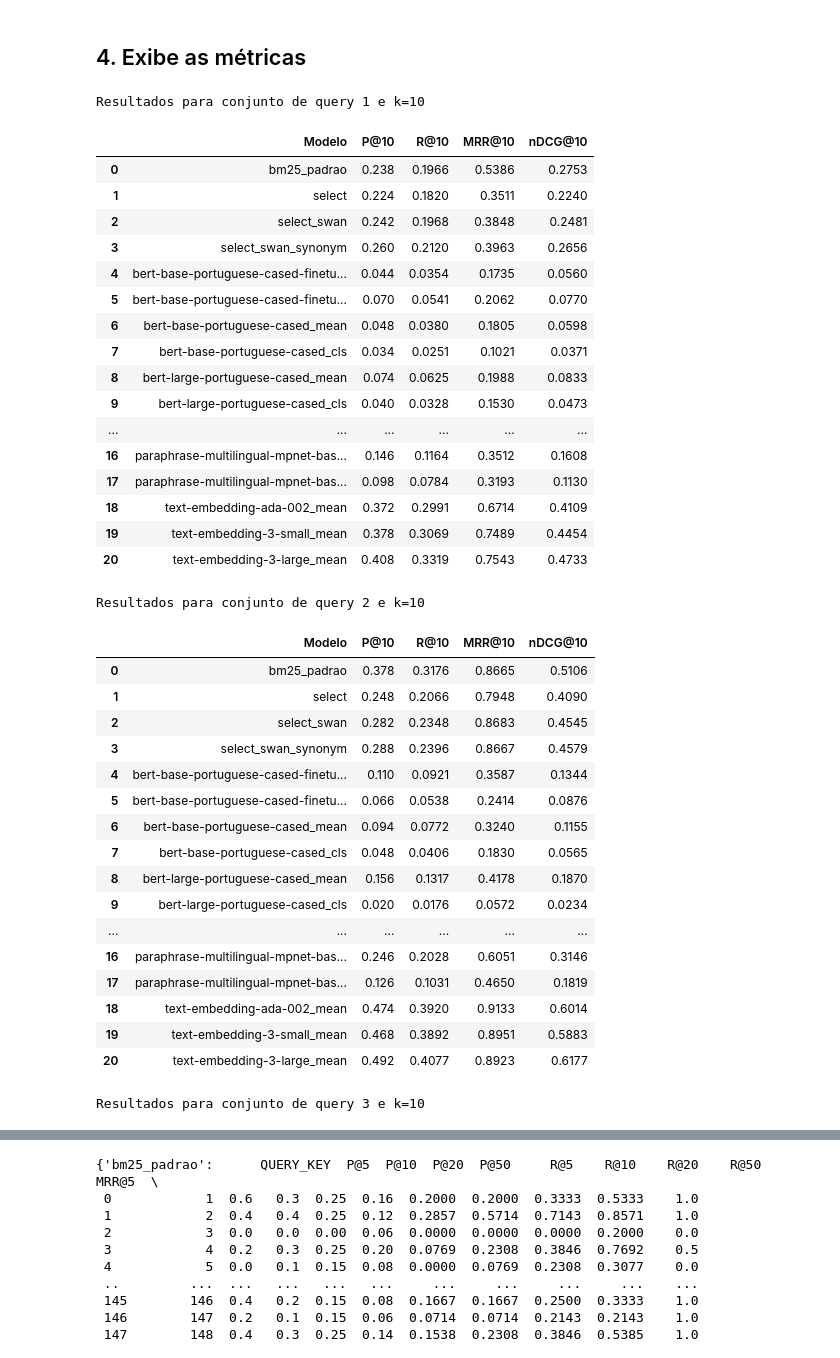
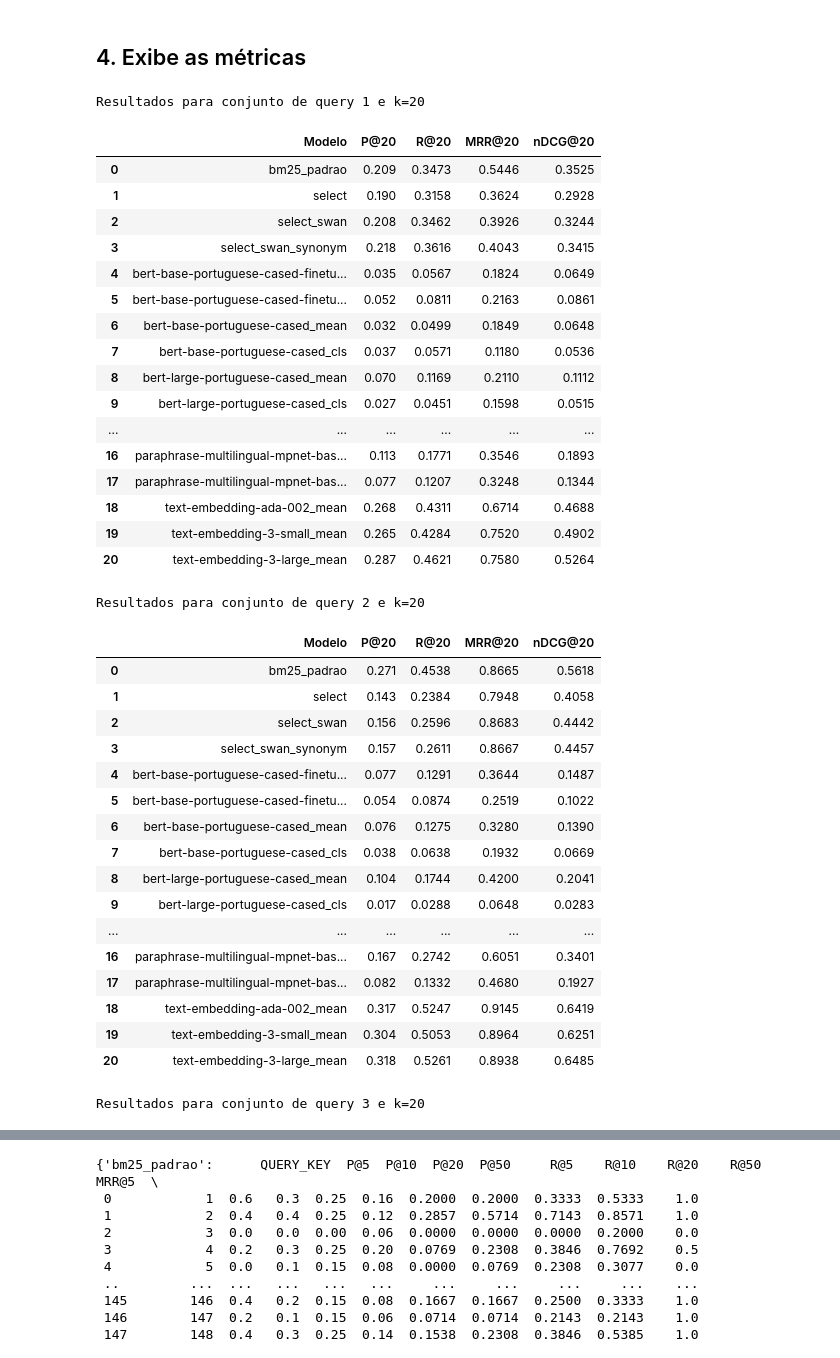
Before and after one commit to curupiras/relevancia-js, a Jupyter notebook: src/10_compila_todas_metricas.ipynb, the cells around one changed output, grey strips where cells are left out. Saved outputs shown, nothing was run; the diff lists cells and outputs as text; code cells hidden in the pictures.

```diff
--- a/src/10_compila_todas_metricas.ipynb
+++ b/src/10_compila_todas_metricas.ipynb
@@ -206,45 +206,46 @@ def compara_metricas_todas_queries(k):
 pd.set_option('display.precision', 4)
 # %%
 for con_query in [1, 2, 3]:
-#    for k in [5, 10, 20]:
-    for k in [10]:
+    for k in [20]:
         print(f'Resultados para conjunto de query {con_query} e k={k}')
-        display(compara_metricas(con_query, k))
+        df_metricas = compara_metricas(con_query, k)
+        df_metricas.to_csv(f'{PASTA_RESULTADO_CADERNO}metricas-conj-{con_query}-k-{k}.csv', index=False)
+        display(df_metricas)
 # %% [output]
-Resultados para conjunto de query 1 e k=10
+Resultados para conjunto de query 1 e k=20
-|  | Modelo | P@10 | R@10 | MRR@10 | nDCG@10 |
-| 0 | bm25_padrao | 0.238 | 0.1966 | 0.5386 | 0.2753 |
-| 1 | select | 0.224 | 0.1820 | 0.3511 | 0.2240 |
-| 2 | select_swan | 0.242 | 0.1968 | 0.3848 | 0.2481 |
-| 3 | select_swan_synonym | 0.260 | 0.2120 | 0.3963 | 0.2656 |
-| 4 | bert-base-portuguese-cased-finetu... | 0.044 | 0.0354 | 0.1735 | 0.0560 |
-| 5 | bert-base-portuguese-cased-finetu... | 0.070 | 0.0541 | 0.2062 | 0.0770 |
-| 6 | bert-base-portuguese-cased_mean | 0.048 | 0.0380 | 0.1805 | 0.0598 |
-| 7 | bert-base-portuguese-cased_cls | 0.034 | 0.0251 | 0.1021 | 0.0371 |
-| 8 | bert-large-portuguese-cased_mean | 0.074 | 0.0625 | 0.1988 | 0.0833 |
-| 9 | bert-large-portuguese-cased_cls | 0.040 | 0.0328 | 0.1530 | 0.0473 |
+|  | Modelo | P@20 | R@20 | MRR@20 | nDCG@20 |
+| 0 | bm25_padrao | 0.209 | 0.3473 | 0.5446 | 0.3525 |
+| 1 | select | 0.190 | 0.3158 | 0.3624 | 0.2928 |
+| 2 | select_swan | 0.208 | 0.3462 | 0.3926 | 0.3244 |
+| 3 | select_swan_synonym | 0.218 | 0.3616 | 0.4043 | 0.3415 |
+| 4 | bert-base-portuguese-cased-finetu... | 0.035 | 0.0567 | 0.1824 | 0.0649 |
+| 5 | bert-base-portuguese-cased-finetu... | 0.052 | 0.0811 | 0.2163 | 0.0861 |
+| 6 | bert-base-portuguese-cased_mean | 0.032 | 0.0499 | 0.1849 | 0.0648 |
+| 7 | bert-base-portuguese-cased_cls | 0.037 | 0.0571 | 0.1180 | 0.0536 |
+| 8 | bert-large-portuguese-cased_mean | 0.070 | 0.1169 | 0.2110 | 0.1112 |
+| 9 | bert-large-portuguese-cased_cls | 0.027 | 0.0451 | 0.1598 | 0.0515 |
 | ... | ... | ... | ... | ... | ... |
-| 16 | paraphrase-multilingual-mpnet-bas... | 0.146 | 0.1164 | 0.3512 | 0.1608 |
-| 17 | paraphrase-multilingual-mpnet-bas... | 0.098 | 0.0784 | 0.3193 | 0.1130 |
-| 18 | text-embedding-ada-002_mean | 0.372 | 0.2991 | 0.6714 | 0.4109 |
-| 19 | text-embedding-3-small_mean | 0.378 | 0.3069 | 0.7489 | 0.4454 |
-| 20 | text-embedding-3-large_mean | 0.408 | 0.3319 | 0.7543 | 0.4733 |
+| 16 | paraphrase-multilingual-mpnet-bas... | 0.113 | 0.1771 | 0.3546 | 0.1893 |
+| 17 | paraphrase-multilingual-mpnet-bas... | 0.077 | 0.1207 | 0.3248 | 0.1344 |
+| 18 | text-embedding-ada-002_mean | 0.268 | 0.4311 | 0.6714 | 0.4688 |
+| 19 | text-embedding-3-small_mean | 0.265 | 0.4284 | 0.7520 | 0.4902 |
+| 20 | text-embedding-3-large_mean | 0.287 | 0.4621 | 0.7580 | 0.5264 |
-Resultados para conjunto de query 2 e k=10
+Resultados para conjunto de query 2 e k=20
-|  | Modelo | P@10 | R@10 | MRR@10 | nDCG@10 |
-| 0 | bm25_padrao | 0.378 | 0.3176 | 0.8665 | 0.5106 |
-| 1 | select | 0.248 | 0.2066 | 0.7948 | 0.4090 |
-| 2 | select_swan | 0.282 | 0.2348 | 0.8683 | 0.4545 |
-| 3 | select_swan_synonym | 0.288 | 0.2396 | 0.8667 | 0.4579 |
-| 4 | bert-base-portuguese-cased-finetu... | 0.110 | 0.0921 | 0.3587 | 0.1344 |
-| 5 | bert-base-portuguese-cased-finetu... | 0.066 | 0.0538 | 0.2414 | 0.0876 |
-| 6 | bert-base-portuguese-cased_mean | 0.094 | 0.0772 | 0.3240 | 0.1155 |
-| 7 | bert-base-portuguese-cased_cls | 0.048 | 0.0406 | 0.1830 | 0.0565 |
-| 8 | bert-large-portuguese-cased_mean | 0.156 | 0.1317 | 0.4178 | 0.1870 |
-| 9 | bert-large-portuguese-cased_cls | 0.020 | 0.0176 | 0.0572 | 0.0234 |
+|  | Modelo | P@20 | R@20 | MRR@20 | nDCG@20 |
+| 0 | bm25_padrao | 0.271 | 0.4538 | 0.8665 | 0.5618 |
+| 1 | select | 0.143 | 0.2384 | 0.7948 | 0.4058 |
+| 2 | select_swan | 0.156 | 0.2596 | 0.8683 | 0.4442 |
+| 3 | select_swan_synonym | 0.157 | 0.2611 | 0.8667 | 0.4457 |
+| 4 | bert-base-portuguese-cased-finetu... | 0.077 | 0.1291 | 0.3644 | 0.1487 |
+| 5 | bert-base-portuguese-cased-finetu... | 0.054 | 0.0874 | 0.2519 | 0.1022 |
+| 6 | bert-base-portuguese-cased_mean | 0.076 | 0.1275 | 0.3280 | 0.1390 |
+| 7 | bert-base-portuguese-cased_cls | 0.038 | 0.0638 | 0.1932 | 0.0669 |
+| 8 | bert-large-portuguese-cased_mean | 0.104 | 0.1744 | 0.4200 | 0.2041 |
+| 9 | bert-large-portuguese-cased_cls | 0.017 | 0.0288 | 0.0648 | 0.0283 |
 | ... | ... | ... | ... | ... | ... |
-| 16 | paraphrase-multilingual-mpnet-bas... | 0.246 | 0.2028 | 0.6051 | 0.3146 |
-| 17 | paraphrase-multilingual-mpnet-bas... | 0.126 | 0.1031 | 0.4650 | 0.1819 |
-| 18 | text-embedding-ada-002_mean | 0.474 | 0.3920 | 0.9133 | 0.6014 |
-| 19 | text-embedding-3-small_mean | 0.468 | 0.3892 | 0.8951 | 0.5883 |
-| 20 | text-embedding-3-large_mean | 0.492 | 0.4077 | 0.8923 | 0.6177 |
+| 16 | paraphrase-multilingual-mpnet-bas... | 0.167 | 0.2742 | 0.6051 | 0.3401 |
+| 17 | paraphrase-multilingual-mpnet-bas... | 0.082 | 0.1332 | 0.4680 | 0.1927 |
+| 18 | text-embedding-ada-002_mean | 0.317 | 0.5247 | 0.9145 | 0.6419 |
+| 19 | text-embedding-3-small_mean | 0.304 | 0.5053 | 0.8964 | 0.6251 |
+| 20 | text-embedding-3-large_mean | 0.318 | 0.5261 | 0.8938 | 0.6485 |
-Resultados para conjunto de query 3 e k=10
+Resultados para conjunto de query 3 e k=20
```
Also changed, not shown: parts of 2 cells of this notebook, 4 other files.
